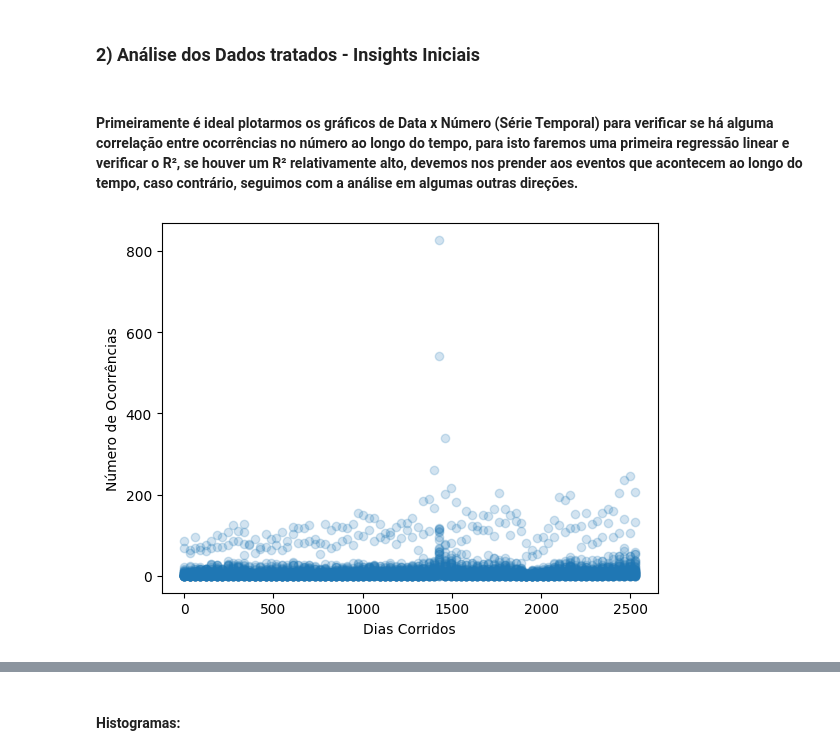
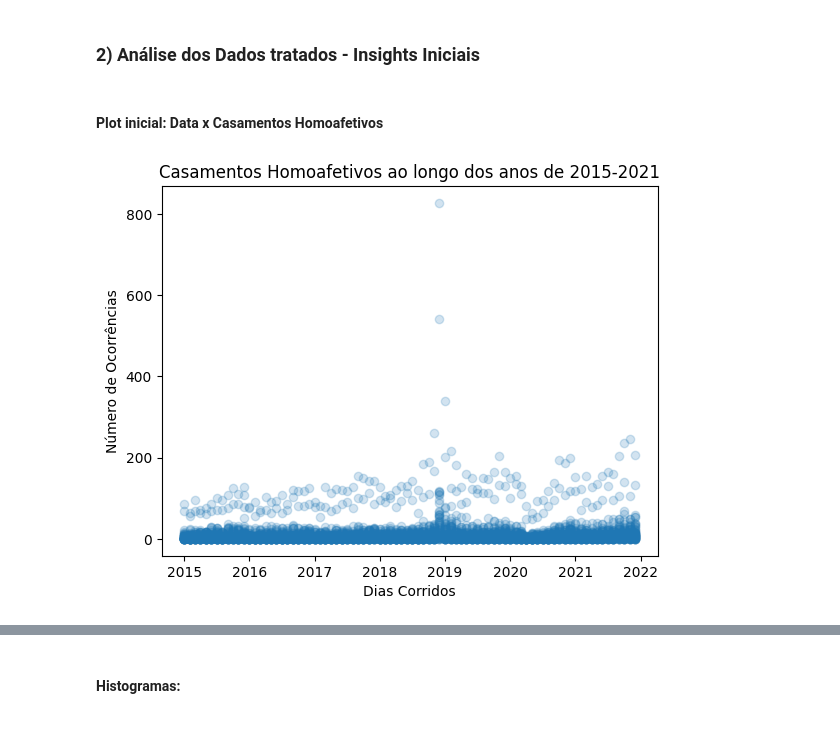
Before and after one commit to gustavo-rocha-barbosa/case-data-science-media-monks-2024, a Jupyter notebook: 2) Case Análise de Dados/main.ipynb, the cells around one changed output, grey strips where cells are left out. Cells and saved outputs as stored; diff of their text form; code cells hidden in the pictures; blank space fills up the shorter version.

```diff
--- a/2) Case Análise de Dados/main.ipynb
+++ b/2) Case Análise de Dados/main.ipynb
@@ -175,6 +181,9 @@ uf_regioes = {
 }
 
 df['regiao'] = df['uf'].map(uf_regioes) #Mapear as regiões dentro do DataFrame
+# Colocar a data númerica (dias corridos):
+df['data_numerica'] = (df['data'] - df['data'].min()).dt.days # Variação de dias corridos para ter um "x" de mais fácl entendimento e visbilidade - Para a biblioteca statsmodel
+# A biblioteca stasmodel não aceita a data no formato Datetime, por isso é pertinente criar mais esta coluna acima.
 
 df.to_csv('backup/camada_gold.csv') #Criação da Camada Gold (última camada e configuração ideal para a análise de dados)
 df
@@ -211,13 +221,14 @@ dtype: object
 #### Criação de Camadas para Backup (Bronze, Silver e Gold) - Feito!
 # %% [markdown]
 ### 2) Análise dos Dados tratados - Insights Iniciais
-# %% [markdown]
-#### Primeiramente é ideal plotarmos os gráficos de Data x Número (Série Temporal) para verificar se há alguma correlação entre ocorrências no número ao longo do tempo, para isto faremos uma primeira regressão linear e verificar o R², se houver um R² relativamente alto, devemos nos prender aos eventos que acontecem ao longo do tempo, caso contrário, seguimos com a análise em algumas outras direções.
+# %% [markdown]
+#### Plot inicial: Data x Casamentos Homoafetivos
 # %%
-df['data_num'] = (df['data'] - df['data'].min()).dt.days # Variação de dias corridos para ter um "x" de mais fácl entendimento e visbilidade
-plt.scatter(df['data_num'], df['numero'], alpha=0.2)
+# Verificar um plot inicial de série temporal:
+plt.scatter(df['data'], df['numero'], alpha=0.2)
 plt.xlabel('Dias Corridos')
 plt.ylabel('Número de Ocorrências')
+plt.title('Casamentos Homoafetivos ao longo dos anos de 2015-2021')
 plt.show()
 # %% [output]
-[figure, old version]
+[figure, new version]
```
Also changed, not shown: parts of 43 cells of this notebook, 2 other files.
